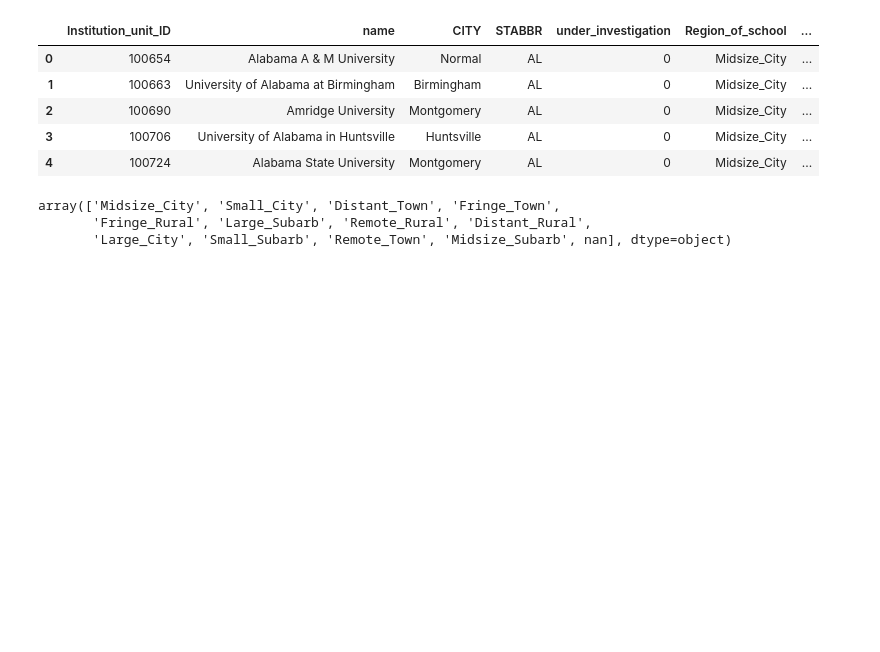
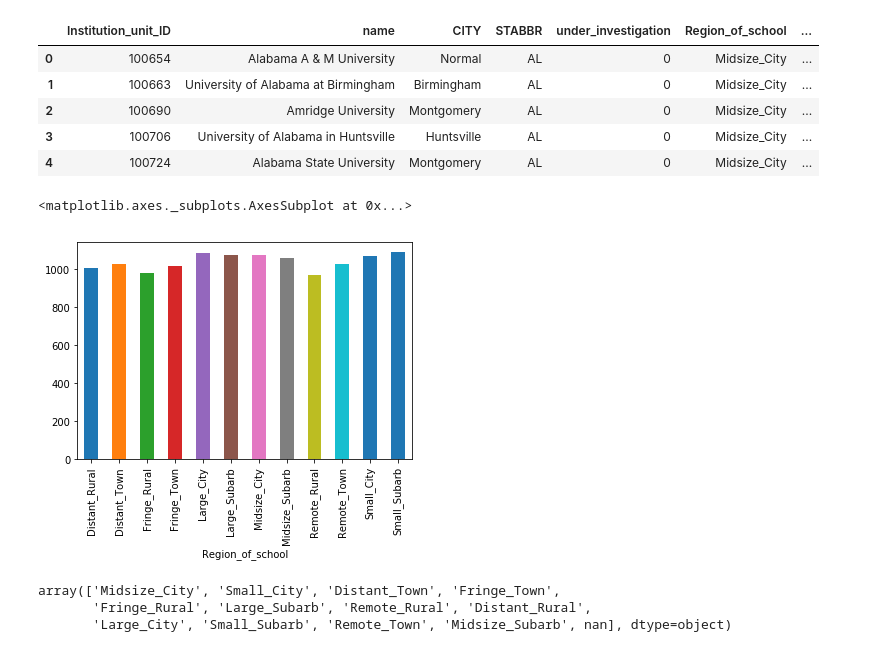
Before and after one commit to mparayil/Scorecard-Analysis, a Jupyter notebook: SAT & Scorecard analysis.ipynb, the cells around one changed output. Cells and saved outputs as stored; diff of their text form; code cells hidden in the pictures; blank space fills up the shorter version.

```diff
--- a/SAT & Scorecard analysis.ipynb
+++ b/SAT & Scorecard analysis.ipynb
@@ -271,6 +285,10 @@ new_comb.head()
 | 4 | 100724 | Alabama State University | Montgomery | AL | 0 | Midsize_City | ... |
 # %%
 sat = new_comb.groupby('Region_of_school').SAT_AVG.mean()
+sat.plot(kind='bar')
+# %% [output]
+<matplotlib.axes._subplots.AxesSubplot at 0x...>
+[figure, added]
 # %%
 new_comb['Region_of_school'].unique()
 # %% [output]
```
Also changed, not shown: parts of 32 cells of this notebook.
